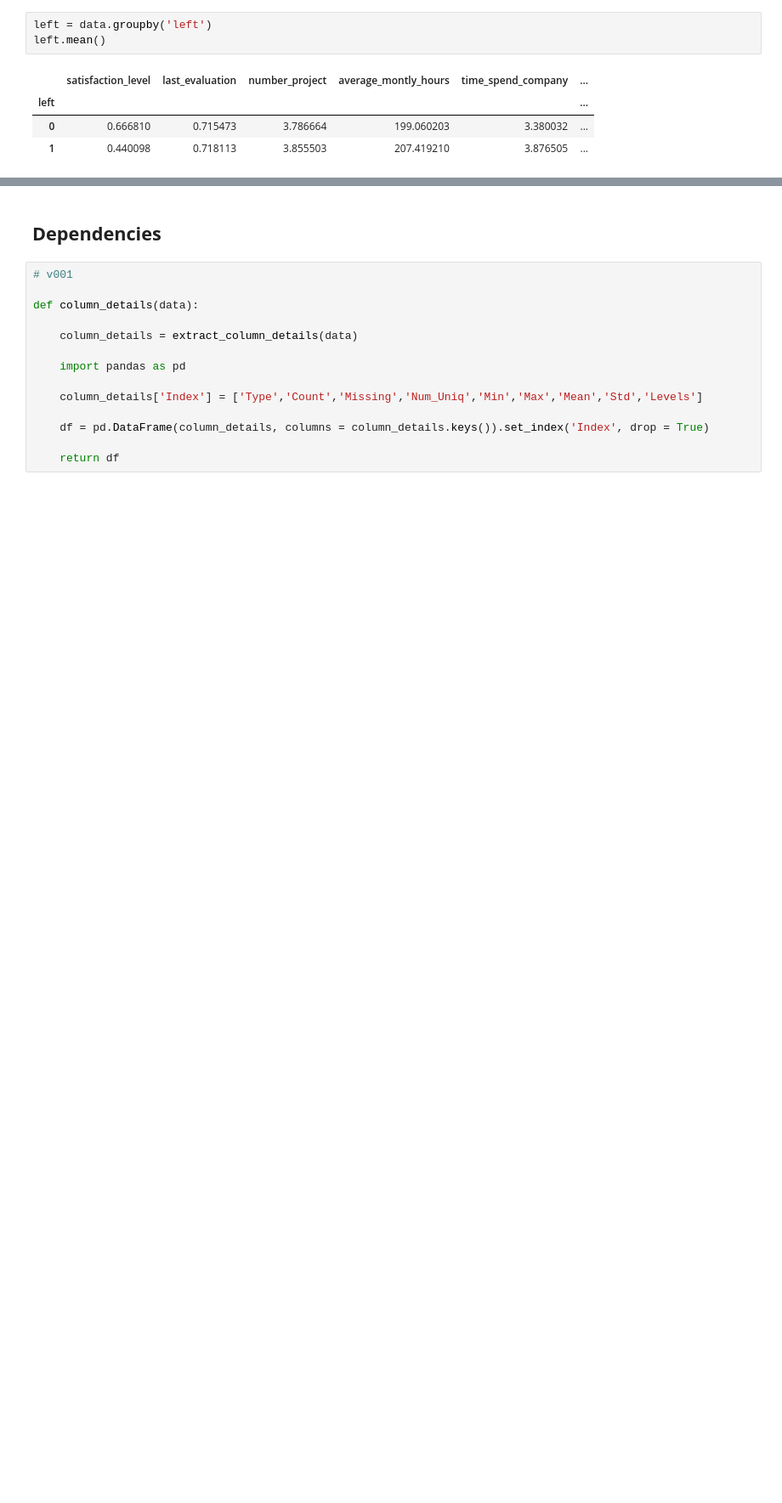
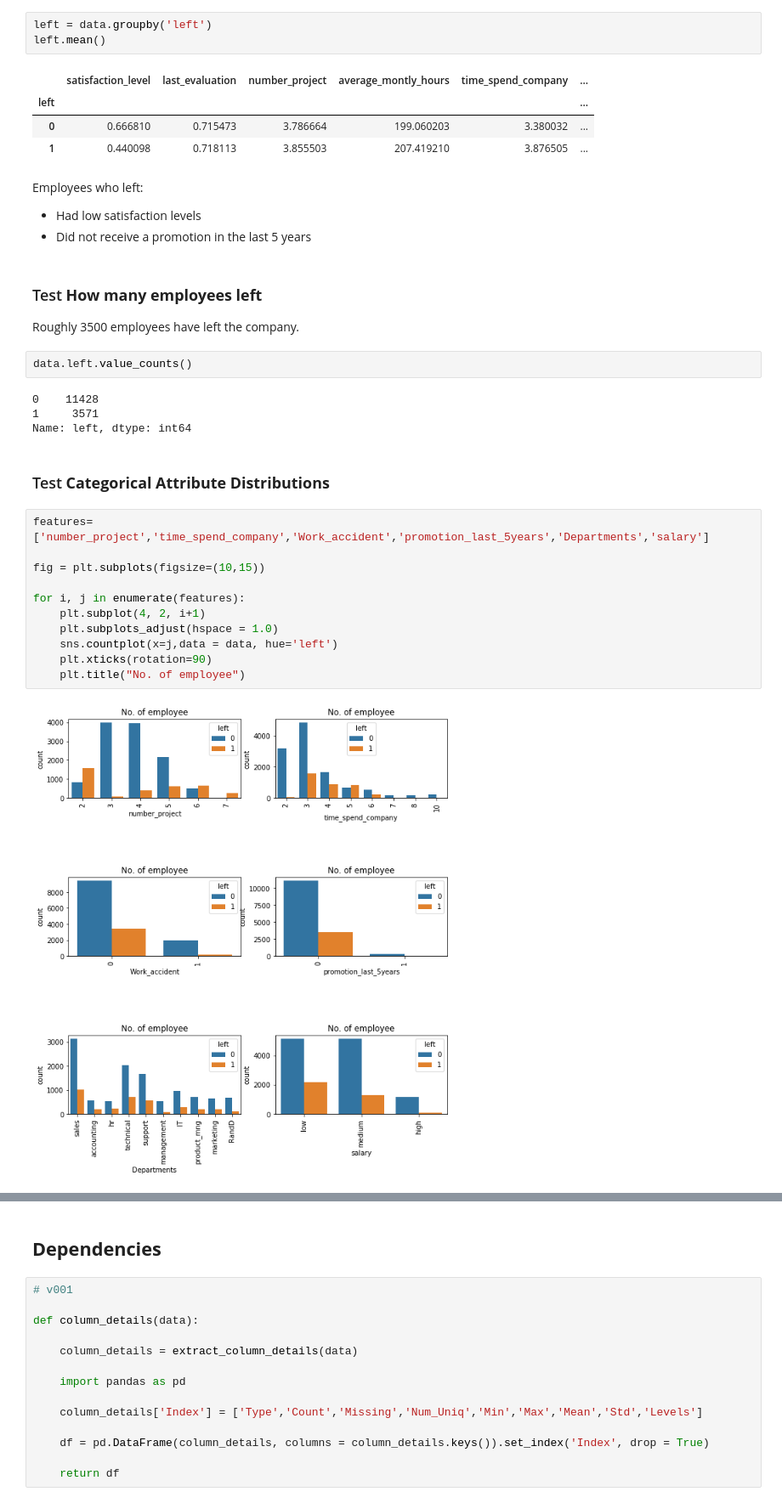
Before and after one commit to AMacumber/Tutorials, a Jupyter notebook: Churn_DataCamp.ipynb, the cells around one changed output, grey strips where cells are left out. Shown: that part at 85% size. Saved outputs shown, nothing was run; the diff lists cells and outputs as text; blank space fills up the shorter version.

```diff
--- a/Churn_DataCamp.ipynb
+++ b/Churn_DataCamp.ipynb
@@ -49,3 +72,32 @@ left.mean()
 | left |  |  |  |  |  | ... |
 | 0 | 0.666810 | 0.715473 | 3.786664 | 199.060203 | 3.380032 | ... |
 | 1 | 0.440098 | 0.718113 | 3.855503 | 207.419210 | 3.876505 | ... |
+# %% [markdown]
+Employees who left:
+* Had low satisfaction levels
+* Did not receive a promotion in the last 5 years
+# %% [markdown]
+### Test **How many employees left**
+
+Roughly 3500 employees have left the company.
+# %%
+data.left.value_counts()
+# %% [output]
+0    11428
+1     3571
+Name: left, dtype: int64
+# %% [markdown]
+### Test **Categorical Attribute Distributions**
+# %%
+features=['number_project','time_spend_company','Work_accident','promotion_last_5years','Departments','salary']
+
+fig = plt.subplots(figsize=(10,15))
+
+for i, j in enumerate(features):
+    plt.subplot(4, 2, i+1)
+    plt.subplots_adjust(hspace = 1.0)
+    sns.countplot(x=j,data = data, hue='left')
+    plt.xticks(rotation=90)
+    plt.title("No. of employee")
+# %% [output]
+[figure, added]
```
Also changed, not shown: parts of 26 cells of this notebook, 3 other files.
